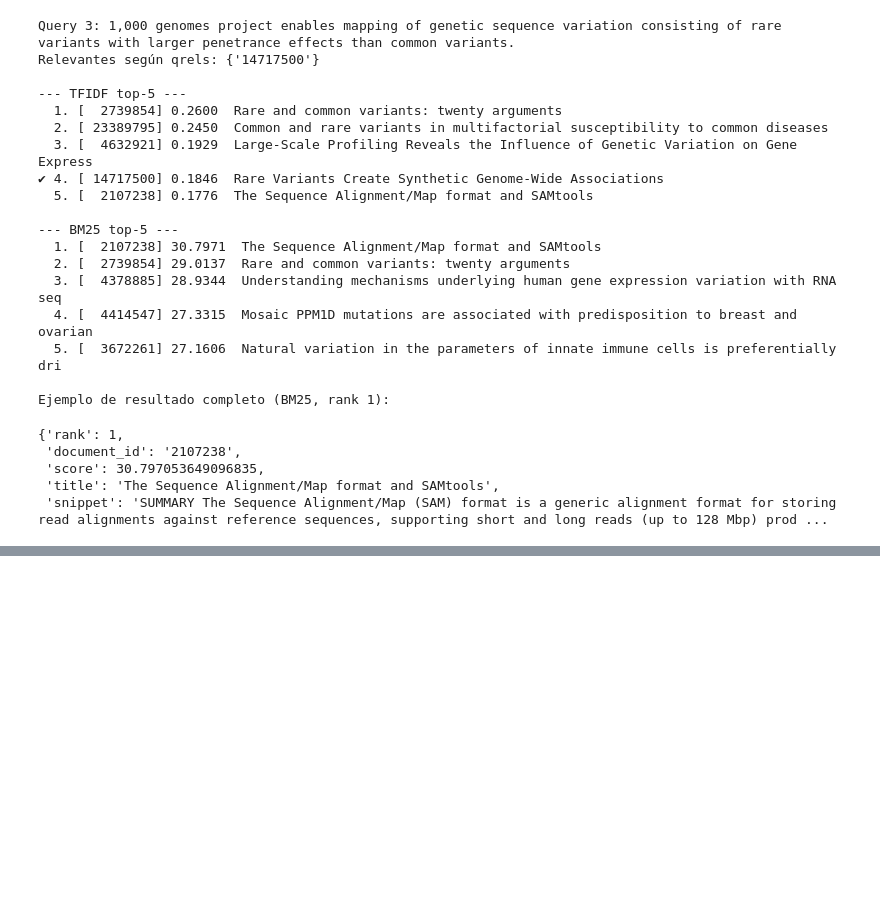
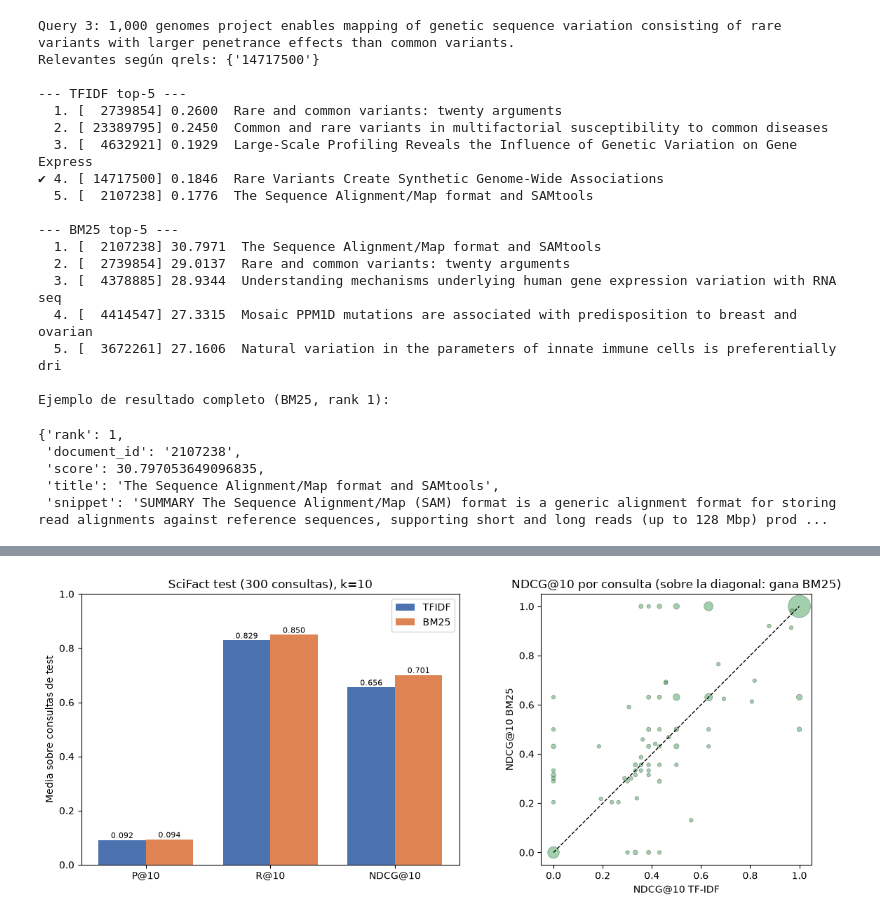
Before and after one commit to Michaelyezzz/Examen-RI-2026A, a Jupyter notebook: examen1bim.ipynb, the cells around one changed output, grey strips where cells are left out. Cells and saved outputs as stored; diff of their text form; code cells hidden in the pictures; blank space fills up the shorter version.

```diff
--- a/examen1bim.ipynb
+++ b/examen1bim.ipynb
@@ -1012,0 +1196,14 @@ Ejemplo de resultado completo (BM25, rank 1):
+# %%
+from scipy.stats import wilcoxon
+
+ancho = per_query.pivot(index="query_id", columns="modelo", values=METRICAS)
+filas = []
+for met in METRICAS:
+    diff = ancho[(met, "bm25")] - ancho[(met, "tfidf")]
+    gana, empata, pierde = (diff > 1e-12).sum(), (diff.abs() <= 1e-12).sum(), (diff < -1e-12).sum()
+    w = wilcoxon(ancho[(met, "bm25")], ancho[(met, "tfidf")])
+    filas.append({"métrica": met, "BM25 gana": gana, "empate": empata, "TF-IDF gana": pierde,
+                  "Δ media": round(diff.mean(), 4), "W": round(float(w.statistic), 1),
+                  "p-valor": float(f"{w.pvalue:.3g}")})
+comparacion = pd.DataFrame(filas).set_index("métrica")
+comparacion
@@ -1012,0 +1221,29 @@ Ejemplo de resultado completo (BM25, rank 1):
+# %%
+fig, (ax1, ax2) = plt.subplots(1, 2, figsize=(12, 4.8))
+
+# Barras de medias
+x = np.arange(len(METRICAS))
+for j, (m, color) in enumerate([("tfidf", "#4C72B0"), ("bm25", "#DD8452")]):
+    vals = tabla.loc[m, METRICAS].to_numpy()
+    barras = ax1.bar(x + (j - 0.5) * 0.38, vals, 0.38, label=m.upper(), color=color)
+    ax1.bar_label(barras, fmt="%.3f", fontsize=8)
+ax1.set_xticks(x, METRICAS)
+ax1.set_ylim(0, 1)
+ax1.set_ylabel("Media sobre consultas de test")
+ax1.set_title(f"SciFact test ({len(eval_qids)} consultas), k=10")
+ax1.legend()
+
+# Dispersión NDCG@10 por consulta (tamaño = nº de consultas superpuestas)
+pares = pd.DataFrame({"t": ancho[("NDCG@10", "tfidf")].round(3),
+                      "b": ancho[("NDCG@10", "bm25")].round(3)})
+cnt = pares.value_counts().reset_index(name="n")
+ax2.scatter(cnt["t"], cnt["b"], s=12 + 4 * cnt["n"], alpha=0.55, color="#55A868", edgecolor="k", lw=0.3)
+ax2.plot([0, 1], [0, 1], "k--", lw=1)
+ax2.set_xlabel("NDCG@10 TF-IDF")
+ax2.set_ylabel("NDCG@10 BM25")
+ax2.set_title("NDCG@10 por consulta (sobre la diagonal: gana BM25)")
+ax2.set_aspect("equal")
+plt.tight_layout()
+plt.show()
+# %% [output]
+[figure, added]
```
Also changed, not shown: parts of 24 cells of this notebook.
